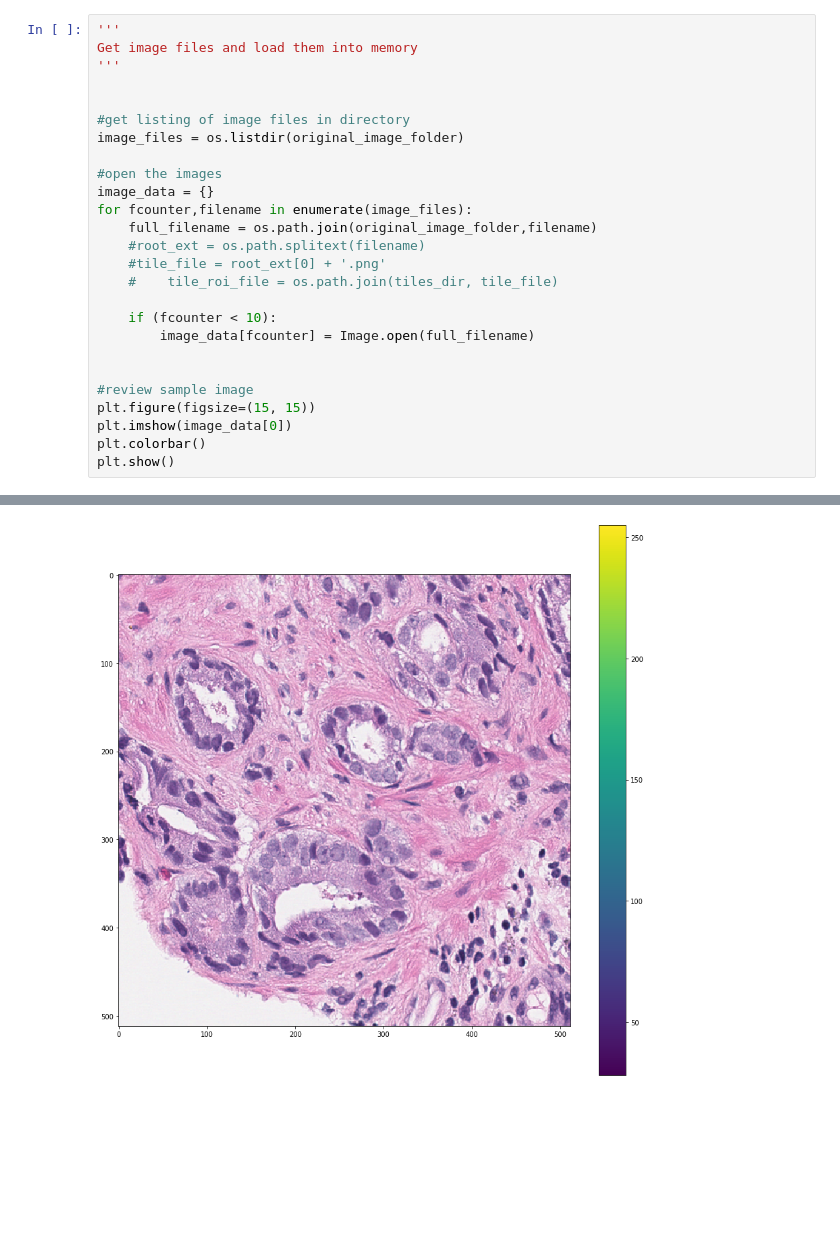
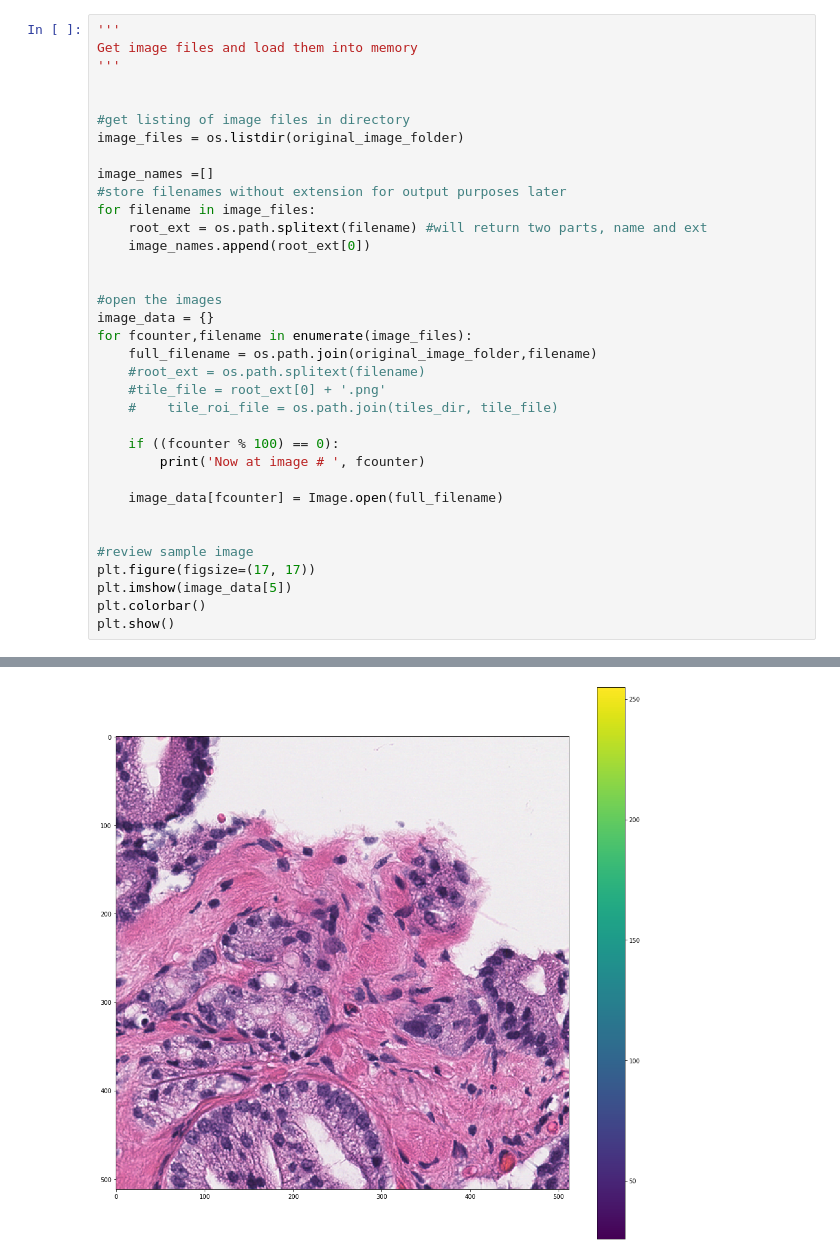
Before and after one commit to tinahuang222/NucleiSegmentation, a Jupyter notebook: PREPROCESSING/ColorConvolve.ipynb, the cells around one changed output, grey strips where cells are left out. Drawn from its saved outputs; the diff is of its cells as text; blank space fills up the shorter version.

```diff
--- a/PREPROCESSING/ColorConvolve.ipynb
+++ b/PREPROCESSING/ColorConvolve.ipynb
@@ -81,6 +89,13 @@ Get image files and load them into memory
 #get listing of image files in directory
 image_files = os.listdir(original_image_folder)
 
+image_names =[]
+#store filenames without extension for output purposes later
+for filename in image_files:
+    root_ext = os.path.splitext(filename) #will return two parts, name and ext
+    image_names.append(root_ext[0])
+
+
 #open the images
 image_data = {}
 for fcounter,filename in enumerate(image_files):
@@ -89,13 +104,15 @@ for fcounter,filename in enumerate(image_files):
     #tile_file = root_ext[0] + '.png'
     #    tile_roi_file = os.path.join(tiles_dir, tile_file)
 
-    if (fcounter < 10):
-        image_data[fcounter] = Image.open(full_filename)
+    if ((fcounter % 100) == 0):
+        print('Now at image # ', fcounter)
+
+    image_data[fcounter] = Image.open(full_filename)
 
 
 #review sample image
-plt.figure(figsize=(15, 15))
-plt.imshow(image_data[0])
+plt.figure(figsize=(17, 17))
+plt.imshow(image_data[5])
 plt.colorbar()
 plt.show()
 # %% [output]
@@ -102 +129 @@ plt.show()
-[figure, old version]
+[figure, new version]
```
Also changed, not shown: parts of 6 cells of this notebook.
